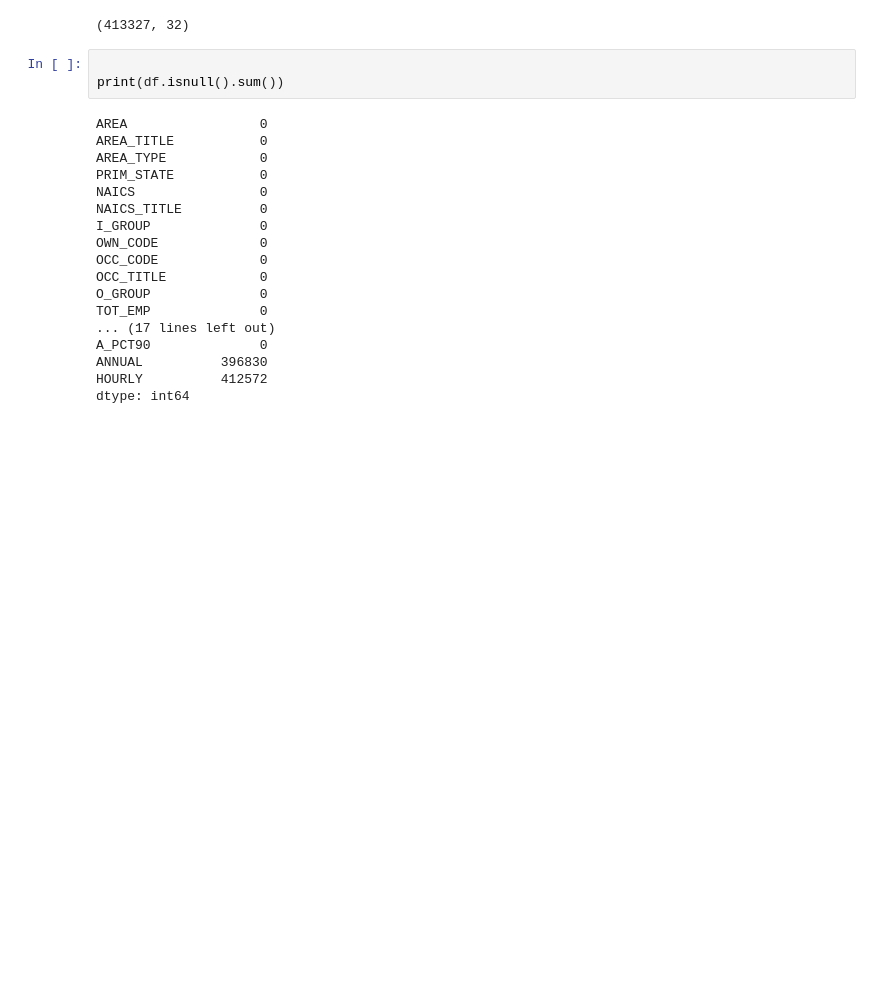
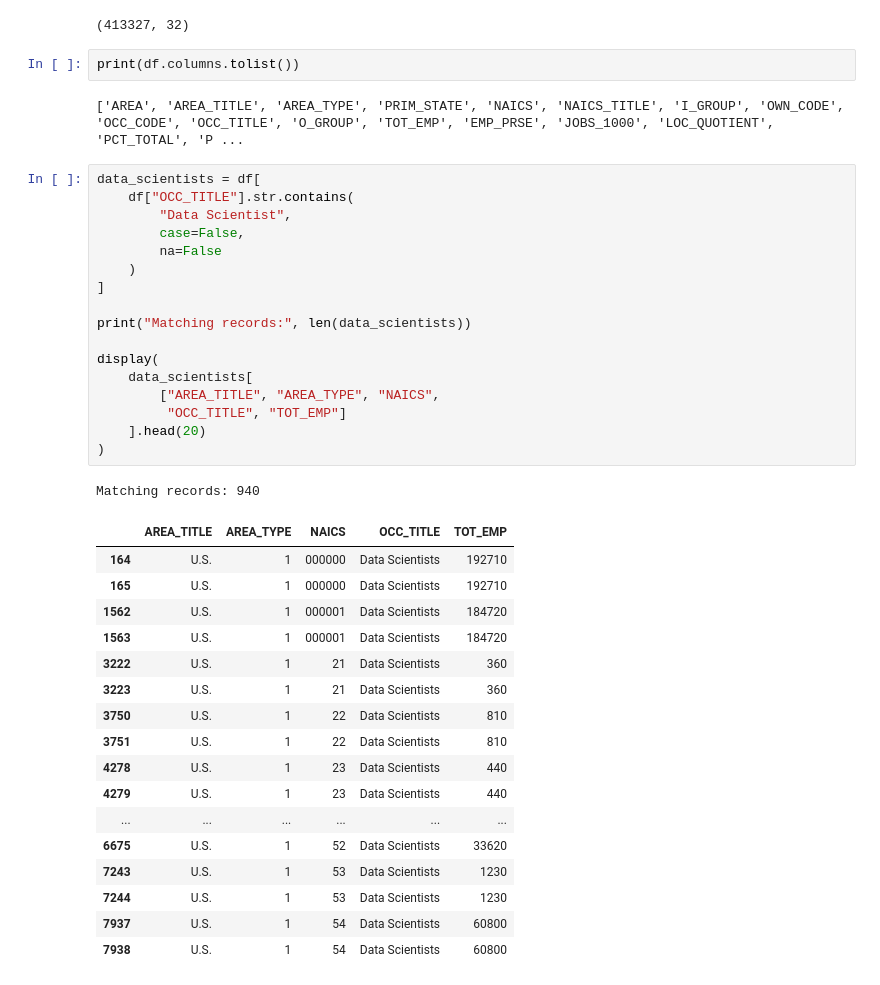
Before and after one commit to eliascari/US-Employment-Data-Analysis-CA1-EliasCari-2023275, a Jupyter notebook: USA-Employment-Data-Analysis.ipynb, the cells around one changed output. Cells and saved outputs as stored; diff of their text form; blank space fills up the shorter version.

```diff
--- a/USA-Employment-Data-Analysis.ipynb
+++ b/USA-Employment-Data-Analysis.ipynb
@@ -18,24 +18,43 @@ df.head()
 print(df.shape)
 # %% [output]
 (413327, 32)
-# %%
-
-print(df.isnull().sum())
-# %% [output]
-AREA                 0
-AREA_TITLE           0
-AREA_TYPE            0
-PRIM_STATE           0
-NAICS                0
-NAICS_TITLE          0
-I_GROUP              0
-OWN_CODE             0
-OCC_CODE             0
-OCC_TITLE            0
-O_GROUP              0
-TOT_EMP              0
-... (17 lines left out)
-A_PCT90              0
-ANNUAL          396830
-HOURLY          412572
-dtype: int64
+# %%
+print(df.columns.tolist())
+# %% [output]
+['AREA', 'AREA_TITLE', 'AREA_TYPE', 'PRIM_STATE', 'NAICS', 'NAICS_TITLE', 'I_GROUP', 'OWN_CODE', 'OCC_CODE', 'OCC_TITLE', 'O_GROUP', 'TOT_EMP', 'EMP_PRSE', 'JOBS_1000', 'LOC_QUOTIENT', 'PCT_TOTAL', 'P ...
+# %%
+data_scientists = df[
+    df["OCC_TITLE"].str.contains(
+        "Data Scientist",
+        case=False,
+        na=False
+    )
+]
+
+print("Matching records:", len(data_scientists))
+
+display(
+    data_scientists[
+        ["AREA_TITLE", "AREA_TYPE", "NAICS",
+         "OCC_TITLE", "TOT_EMP"]
+    ].head(20)
+)
+# %% [output]
+Matching records: 940
+|  | AREA_TITLE | AREA_TYPE | NAICS | OCC_TITLE | TOT_EMP |
+| 164 | U.S. | 1 | 000000 | Data Scientists | 192710 |
+| 165 | U.S. | 1 | 000000 | Data Scientists | 192710 |
+| 1562 | U.S. | 1 | 000001 | Data Scientists | 184720 |
+| 1563 | U.S. | 1 | 000001 | Data Scientists | 184720 |
+| 3222 | U.S. | 1 | 21 | Data Scientists | 360 |
+| 3223 | U.S. | 1 | 21 | Data Scientists | 360 |
+| 3750 | U.S. | 1 | 22 | Data Scientists | 810 |
+| 3751 | U.S. | 1 | 22 | Data Scientists | 810 |
+| 4278 | U.S. | 1 | 23 | Data Scientists | 440 |
+| 4279 | U.S. | 1 | 23 | Data Scientists | 440 |
+| ... | ... | ... | ... | ... | ... |
+| 6675 | U.S. | 1 | 52 | Data Scientists | 33620 |
+| 7243 | U.S. | 1 | 53 | Data Scientists | 1230 |
+| 7244 | U.S. | 1 | 53 | Data Scientists | 1230 |
+| 7937 | U.S. | 1 | 54 | Data Scientists | 60800 |
+| 7938 | U.S. | 1 | 54 | Data Scientists | 60800 |
```
Also changed, not shown: parts of 1 cell of this notebook.
